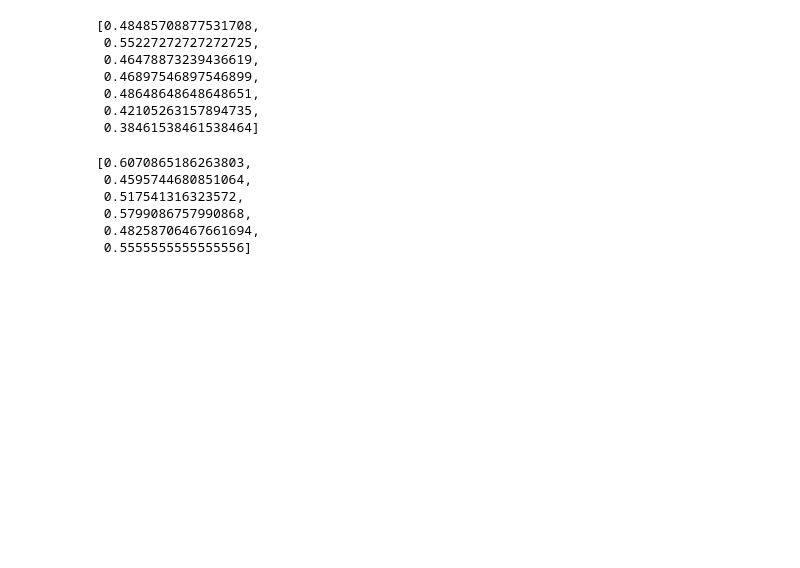
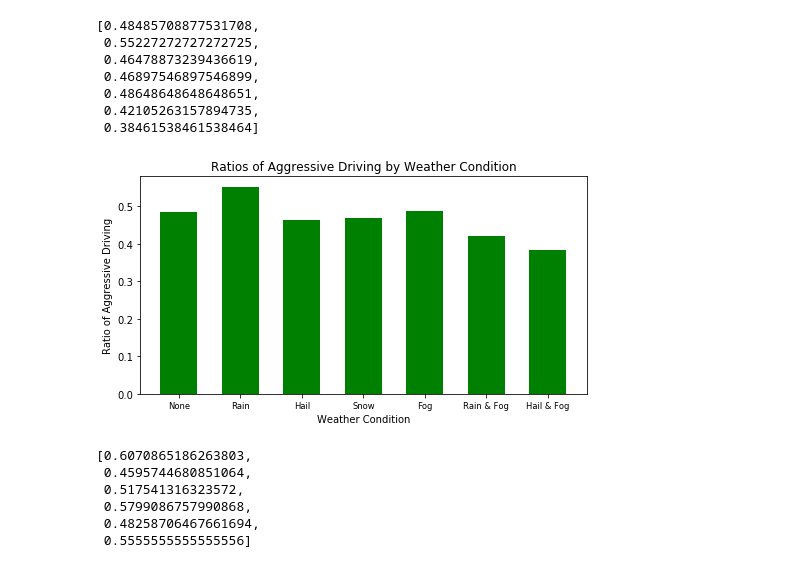
Before and after one commit to andythai/allegheny-crashes, a Jupyter notebook: FinalProject.ipynb, the cells around one changed output. Drawn from its saved outputs; the diff is of its cells as text; code cells hidden in the pictures; blank space fills up the shorter version.

Commit message:
Added bar charts

```diff
--- a/FinalProject.ipynb
+++ b/FinalProject.ipynb
@@ -286,6 +268,19 @@ df_weather_agg_ratio
  0.48648648648648651,
  0.42105263157894735,
  0.38461538461538464]
+# %%
+#Bar Graph of ratios of aggressive driving per weather condition
+x_lbls = ['None','Rain', 'Hail', 'Snow', 'Fog', 'Rain & Fog', 'Hail & Fog']
+y = df_weather_agg_ratio
+plt.figure(figsize=(8,4))
+weather_agg_plt = plt.bar(range(1, len(x_lbls) + 1), y, width=0.6, color='g')
+plt.xticks(range(1,len(x_lbls) + 1), x_lbls, size='small')
+plt.title("Ratios of Aggressive Driving by Weather Condition")
+plt.ylabel('Ratio of Aggressive Driving')
+plt.xlabel('Weather Condition')
+plt.show()
+# %% [output]
+[figure, added]
 # %%
 # Create dataframe for illumination conditions with injury counts
 df_light = df_trimmed[category_conditions + category_injury]
```
Also changed, not shown: parts of 7 cells of this notebook.
